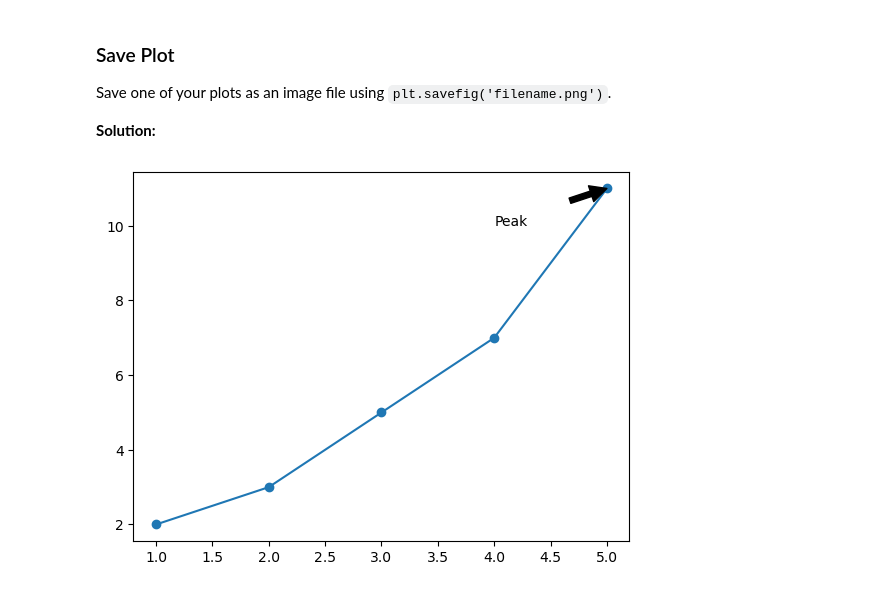
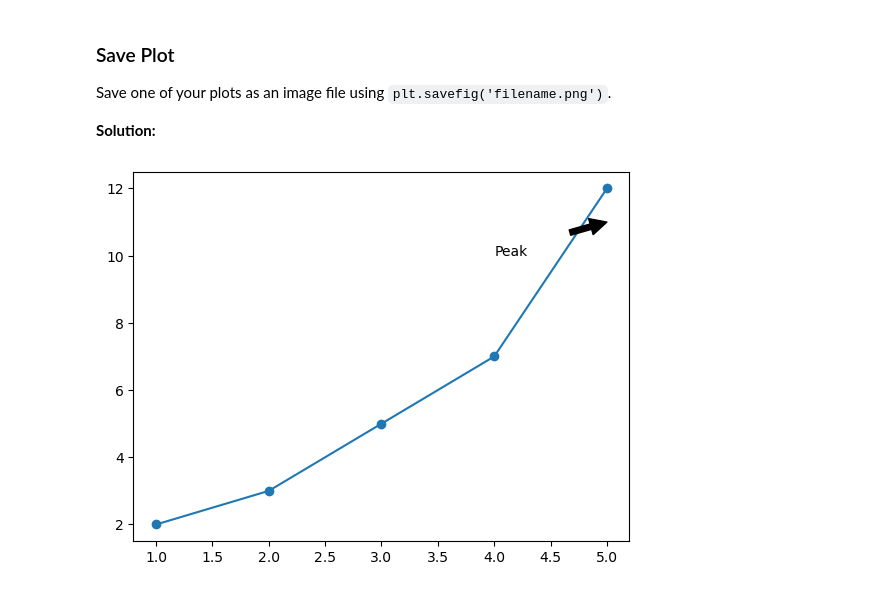
Before and after one commit to AerospaceMars25/CFR-2025, a Jupyter notebook: Python/Session 08 - Plotting data and visualization.ipynb, the cells around one changed output. Saved outputs shown, nothing was run; the diff lists cells and outputs as text; code cells hidden in the pictures.

```diff
--- a/Python/Session 08 - Plotting data and visualization.ipynb
+++ b/Python/Session 08 - Plotting data and visualization.ipynb
@@ -351,14 +351,14 @@ Save one of your plots as an image file using `plt.savefig('filename.png')`.
 # %%
 #Data
 x = [1, 2, 3, 4, 5]
-y = [2, 3, 5, 7, 11]
+y = [2, 3, 5, 7, 12]
 
 #create plot
 plt.plot(x, y, marker='o')
 
 #Add annotation
 plt.annotate ("Peak", xy= (5,11), xytext = (4,10), arrowprops=dict(facecolor='black', shrink=0.5))
 
 plt.savefig('my_annotated_plot.png')
 # %% [output]
-[figure, old version]
+[figure, new version]
```
